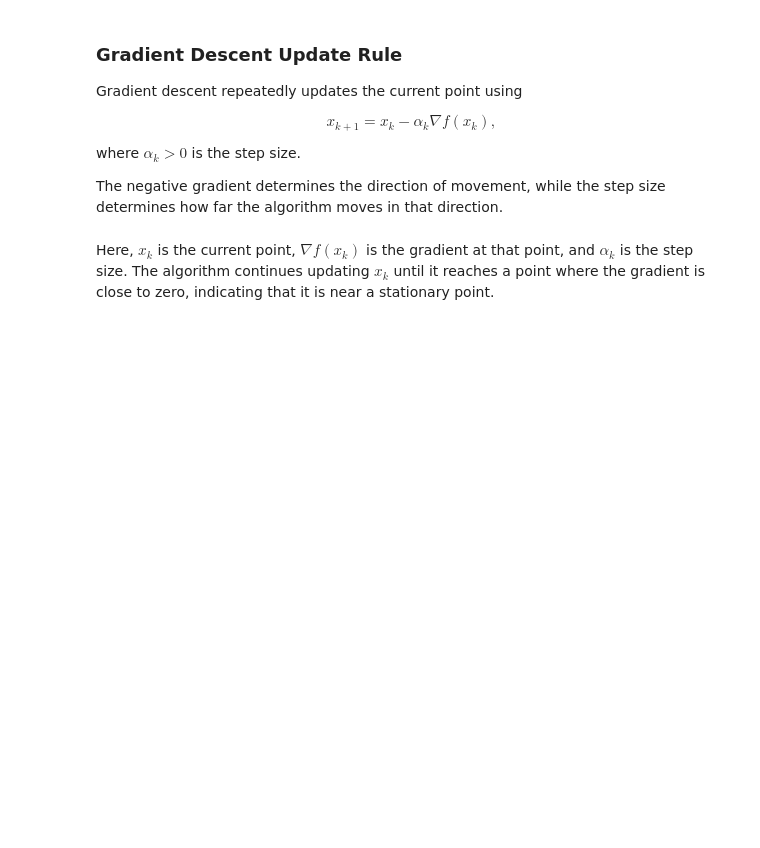
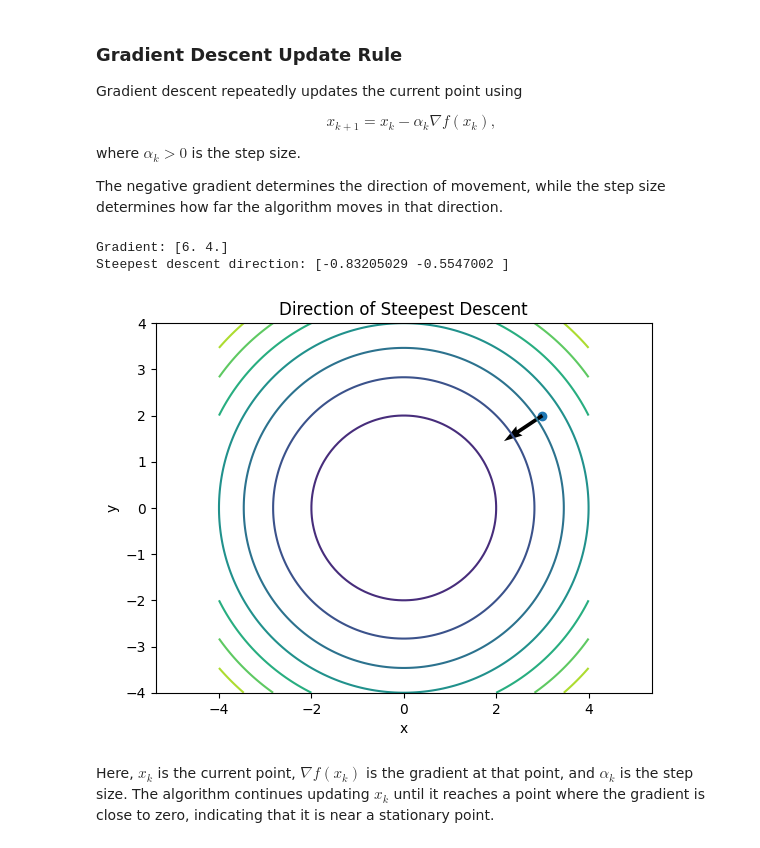
Before and after one commit to nmhom/MAT-422, a Jupyter notebook: MAT422_HW_3.3.ipynb, the cells around one changed output. Drawn from its saved outputs; the diff is of its cells as text; code cells hidden in the pictures; blank space fills up the shorter version.

```diff
--- a/MAT422_HW_3.3.ipynb
+++ b/MAT422_HW_3.3.ipynb
@@ -457,6 +491,59 @@ $$
 where $\alpha_k > 0$ is the step size.
 
 The negative gradient determines the direction of movement, while the step size determines how far the algorithm moves in that direction.
+# %%
+import numpy as np
+import matplotlib.pyplot as plt
+
+# Function
+def f(x, y):
+    return x**2 + y**2
+
+# Gradient
+def gradient(x, y):
+    return np.array([2*x, 2*y])
+
+# Starting point
+x0 = np.array([3.0, 2.0])
+
+# Compute gradient
+grad = gradient(x0[0], x0[1])
+
+# Steepest descent direction
+direction = -grad / np.linalg.norm(grad)
+
+print("Gradient:", grad)
+print("Steepest descent direction:", direction)
+
+# Plot
+x = np.linspace(-4, 4, 100)
+y = np.linspace(-4, 4, 100)
+X, Y = np.meshgrid(x, y)
+Z = f(X, Y)
+
+plt.contour(X, Y, Z)
+
+# Starting point
+plt.scatter(x0[0], x0[1])
+
+# Steepest descent direction
+plt.quiver(
+    x0[0], x0[1],
+    direction[0], direction[1],
+    angles="xy",
+    scale_units="xy",
+    scale=1
+)
+
+plt.xlabel("x")
+plt.ylabel("y")
+plt.title("Direction of Steepest Descent")
+plt.axis("equal")
+plt.show()
+# %% [output]
+Gradient: [6. 4.]
+Steepest descent direction: [-0.83205029 -0.5547002 ]
+[figure, added]
 # %% [markdown]
 Here, $x_k$ is the current point, $\nabla f(x_k)$ is the gradient at that point, and $\alpha_k$ is the step size. The algorithm continues updating $x_k$ until it reaches a point where the gradient is close to zero, indicating that it is near a stationary point.
 # %% [markdown]
```
Also changed, not shown: parts of 2 cells of this notebook.
